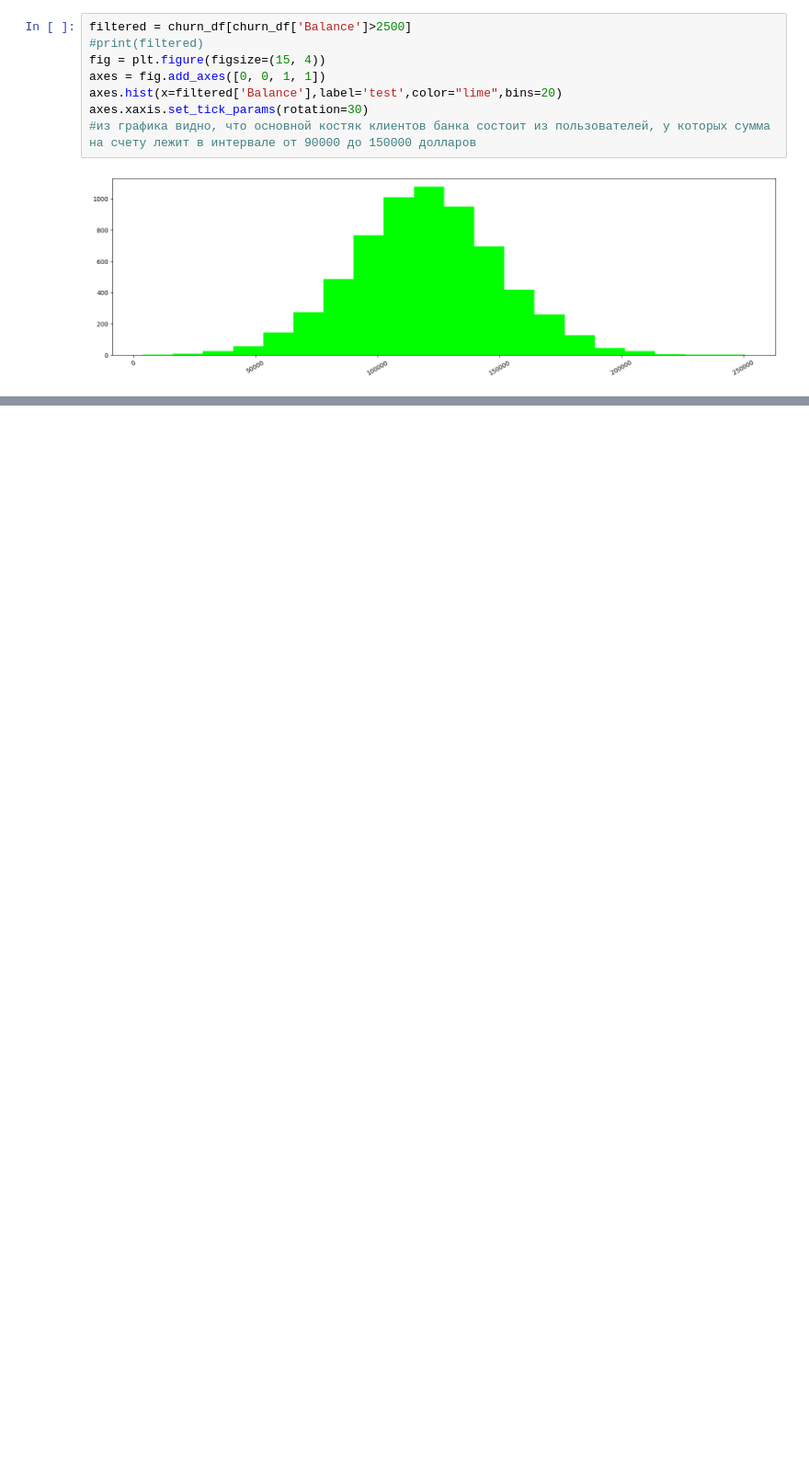
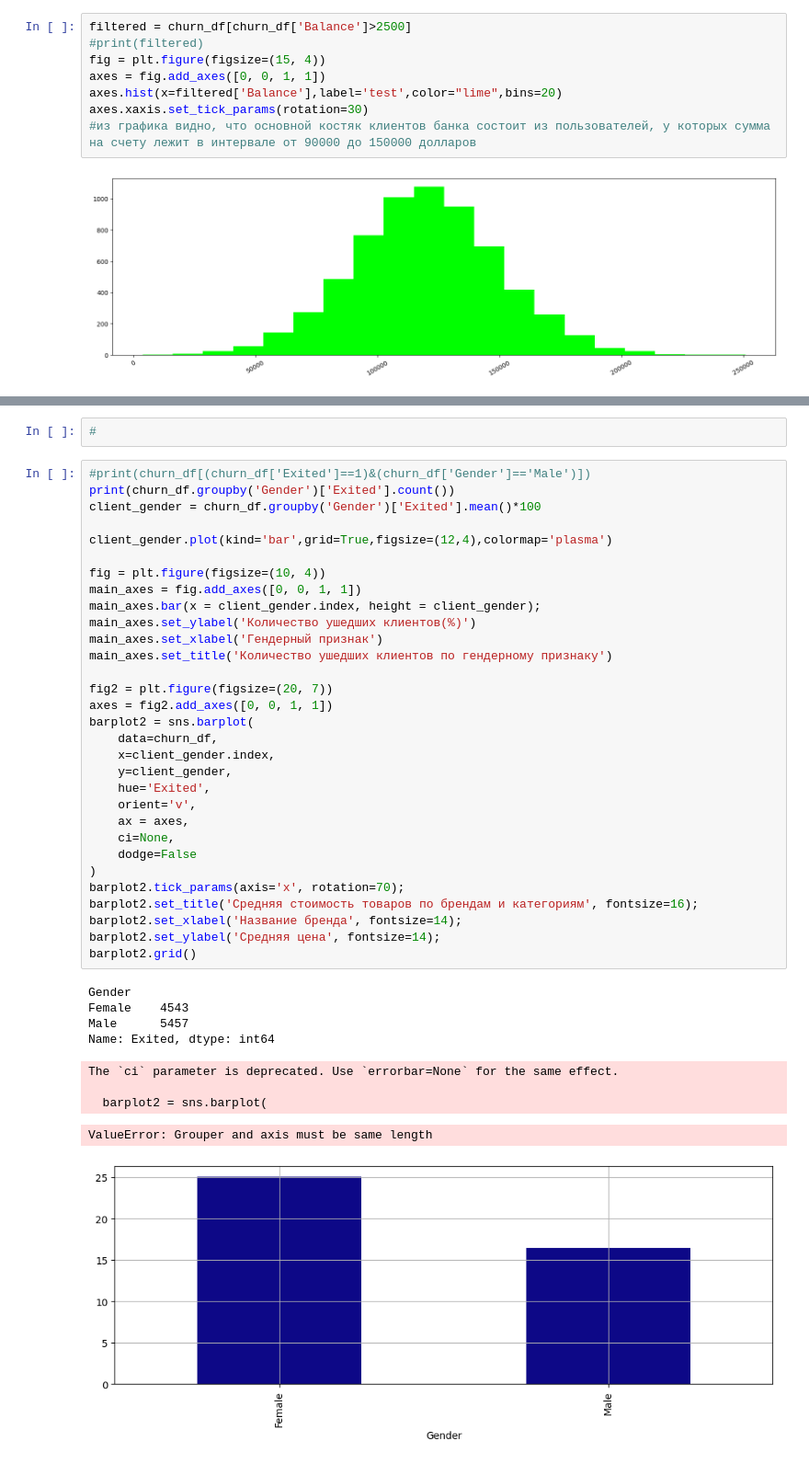
Before and after one commit to vasiloyk/svalka, a Jupyter notebook: 13.ipynb, the cells around one changed output, grey strips where cells are left out. Shown: that part at 92% size. Drawn from its saved outputs; the diff is of its cells as text; blank space fills up the shorter version.

```diff
--- a/13.ipynb
+++ b/13.ipynb
@@ -41,0 +112,43 @@ axes.xaxis.set_tick_params(rotation=30)
+# %%
+#
+# %%
+#print(churn_df[(churn_df['Exited']==1)&(churn_df['Gender']=='Male')])
+print(churn_df.groupby('Gender')['Exited'].count())
+client_gender = churn_df.groupby('Gender')['Exited'].mean()*100
+
+client_gender.plot(kind='bar',grid=True,figsize=(12,4),colormap='plasma')
+
+fig = plt.figure(figsize=(10, 4))
+main_axes = fig.add_axes([0, 0, 1, 1])
+main_axes.bar(x = client_gender.index, height = client_gender);
+main_axes.set_ylabel('Количество ушедших клиентов(%)')
+main_axes.set_xlabel('Гендерный признак')
+main_axes.set_title('Количество ушедших клиентов по гендерному признаку')
+
+fig2 = plt.figure(figsize=(20, 7))
+axes = fig2.add_axes([0, 0, 1, 1])
+barplot2 = sns.barplot(
+    data=churn_df,
+    x=client_gender.index,
+    y=client_gender,
+    hue='Exited',
+    orient='v',
+    ax = axes,
+    ci=None,
+    dodge=False
+)
+barplot2.tick_params(axis='x', rotation=70);
+barplot2.set_title('Средняя стоимость товаров по брендам и категориям', fontsize=16);
+barplot2.set_xlabel('Название бренда', fontsize=14);
+barplot2.set_ylabel('Средняя цена', fontsize=14);
+barplot2.grid()
+# %% [output]
+Gender
+Female    4543
+Male      5457
+Name: Exited, dtype: int64
+The `ci` parameter is deprecated. Use `errorbar=None` for the same effect.
+
+  barplot2 = sns.barplot(
+ValueError: Grouper and axis must be same length
+[figure, added]
```
Also changed, not shown: parts of 10 cells of this notebook.
